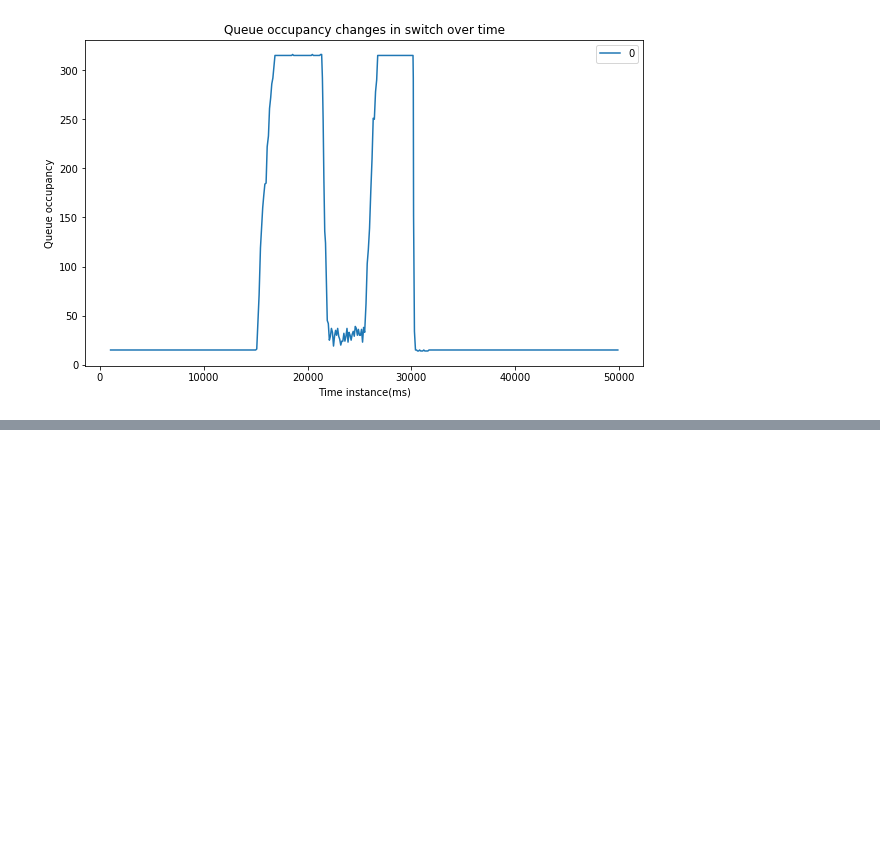
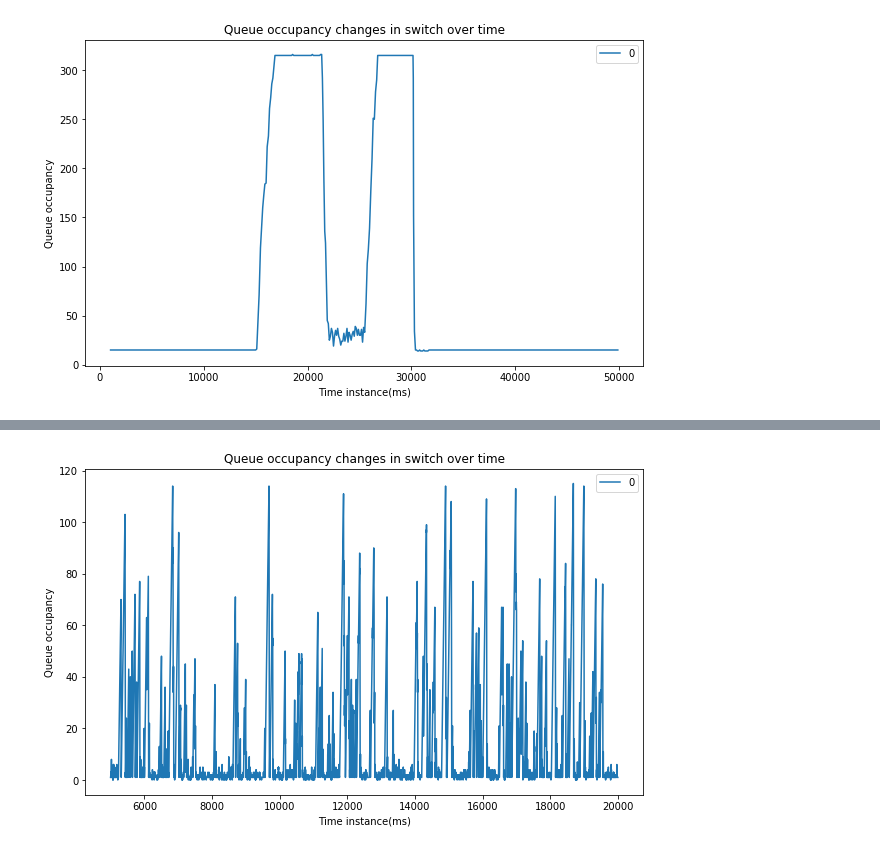
Before and after one commit to sbibek/Ns3DataplaneSimulation, a Jupyter notebook: ns-3.33/GenericQueueAndProbeAnalysis.ipynb, the cells around one changed output, grey strips where cells are left out. Saved outputs shown, nothing was run; the diff lists cells and outputs as text; code cells hidden in the pictures; blank space fills up the shorter version.

```diff
--- a/ns-3.33/GenericQueueAndProbeAnalysis.ipynb
+++ b/ns-3.33/GenericQueueAndProbeAnalysis.ipynb
@@ -20,6 +20,7 @@ def equify(data, pid):
 
 def plot(tym, plotd):
     plt.rcParams["figure.figsize"] = [10, 6]
+
     pdf = pd.DataFrame(plotd, index=tym)
     pdf.plot.line()
     plt.title("Queue occupancy changes in switch over time")
@@ -108,6 +109,20 @@ def Analyze(logf, swid_wrtprobe, portid, maxtym = 50000):
 
     plot(queuetym, queuepd)
     plot(probetym, probepd)
+
+def Q(logf, swid, portid, maxtym = 50000):
+    q = QueueAnalysis(logf, swid, portid)
+
+    mintym = min(q[0][-1], q[0][-1])
+    mintym = min(mintym, maxtym)
+
+    q_i = findIdx(q[0], mintym)
+    queuetym = q[0][:q_i]
+    queuepd = q[1][portid][:q_i]
+
+
+    plot(queuetym, queuepd)
+    #plot(probetym, probepd)
 # %%
 # for queue analysis, the id of switch starts from 0 but not for the switch in probe analysis
 # QueueAnalysis('QueueProbeAll.log', 11,3)
@@ -124,0 +145,4 @@ Analyze('QueueProbeAllDifferentBw2.log', 12, 3)
+# %%
+Q('queue.log', 1, 0)
+# %% [output]
+[figure, added]
```
Also changed, not shown: parts of 6 cells of this notebook, 18 other files.
